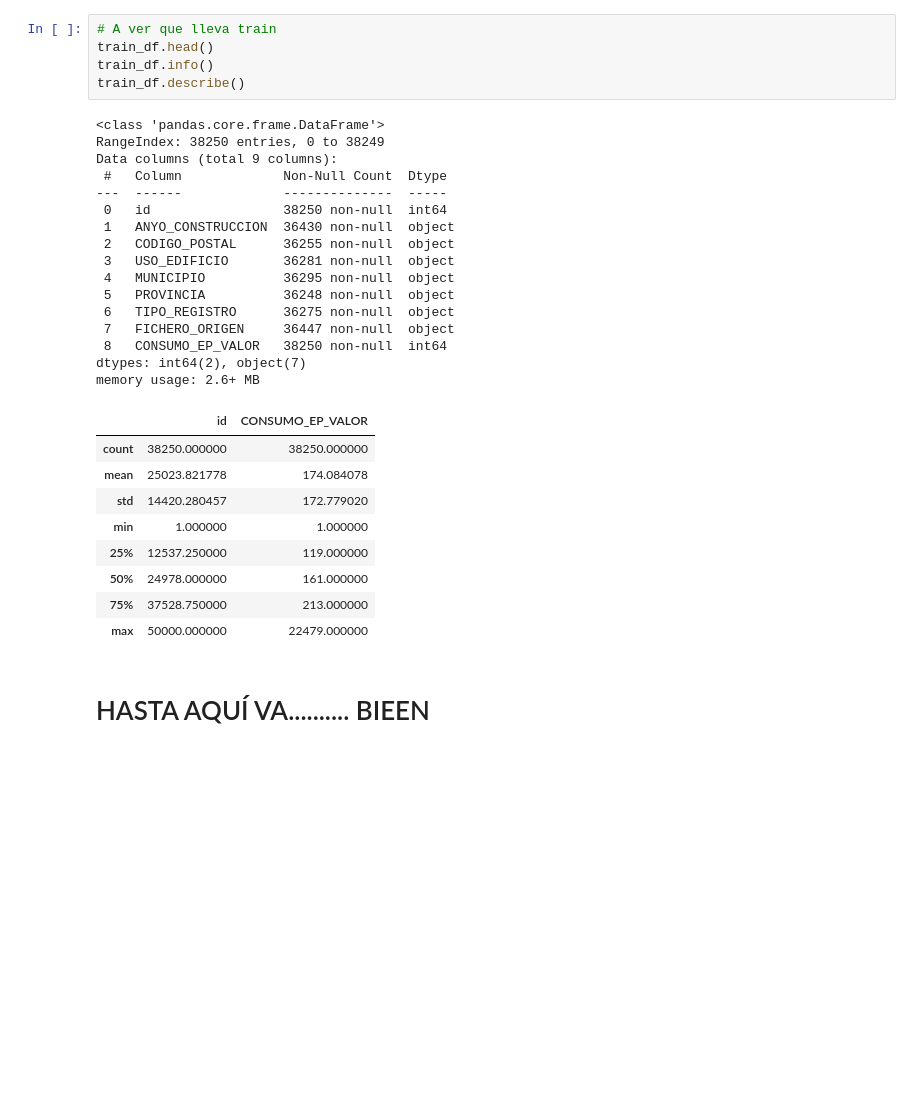
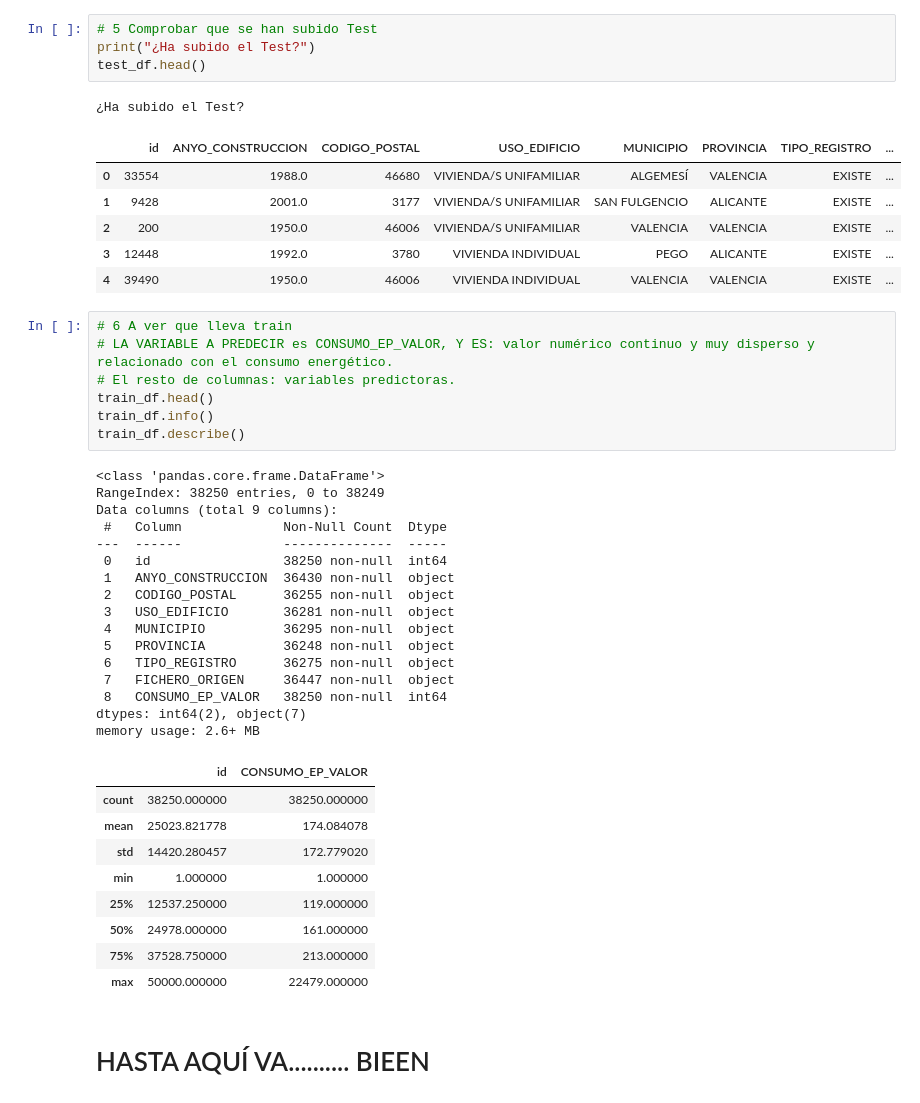
Before and after one commit to atmsDAWDAMAlicante/CEPython2526, a Jupyter notebook: Modulo_3_Analisis_de_datos/PROYECTO_KAGGLE/Proyecto_mod_Análisis_Datos_Python_ANGELTOMASMORENOSENEN.ipynb, the cells around one changed output. Saved outputs shown, nothing was run; the diff lists cells and outputs as text; blank space fills up the shorter version.

```diff
--- a/Modulo_3_Analisis_de_datos/PROYECTO_KAGGLE/Proyecto_mod_Análisis_Datos_Python_ANGELTOMASMORENOSENEN.ipynb
+++ b/Modulo_3_Analisis_de_datos/PROYECTO_KAGGLE/Proyecto_mod_Análisis_Datos_Python_ANGELTOMASMORENOSENEN.ipynb
@@ -14,5 +27,19 @@ test_df = pd.read_csv("test.csv")
+# %%
+# 5 Comprobar que se han subido Test
+print("¿Ha subido el Test?")
+test_df.head()
+# %% [output]
+¿Ha subido el Test?
+|  | id | ANYO_CONSTRUCCION | CODIGO_POSTAL | USO_EDIFICIO | MUNICIPIO | PROVINCIA | TIPO_REGISTRO | ... |
+| 0 | 33554 | 1988.0 | 46680 | VIVIENDA/S UNIFAMILIAR | ALGEMESÍ | VALENCIA | EXISTE | ... |
+| 1 | 9428 | 2001.0 | 3177 | VIVIENDA/S UNIFAMILIAR | SAN FULGENCIO | ALICANTE | EXISTE | ... |
+| 2 | 200 | 1950.0 | 46006 | VIVIENDA/S UNIFAMILIAR | VALENCIA | VALENCIA | EXISTE | ... |
+| 3 | 12448 | 1992.0 | 3780 | VIVIENDA INDIVIDUAL | PEGO | ALICANTE | EXISTE | ... |
+| 4 | 39490 | 1950.0 | 46006 | VIVIENDA INDIVIDUAL | VALENCIA | VALENCIA | EXISTE | ... |
 # %%
-# A ver que lleva train
+# 6 A ver que lleva train
+# LA VARIABLE A PREDECIR es CONSUMO_EP_VALOR, Y ES: valor numérico continuo y muy disperso y relacionado con el consumo energético.
+# El resto de columnas: variables predictoras.
 train_df.head()
 train_df.info()
 train_df.describe()
```
Also changed, not shown: parts of 13 cells of this notebook.
